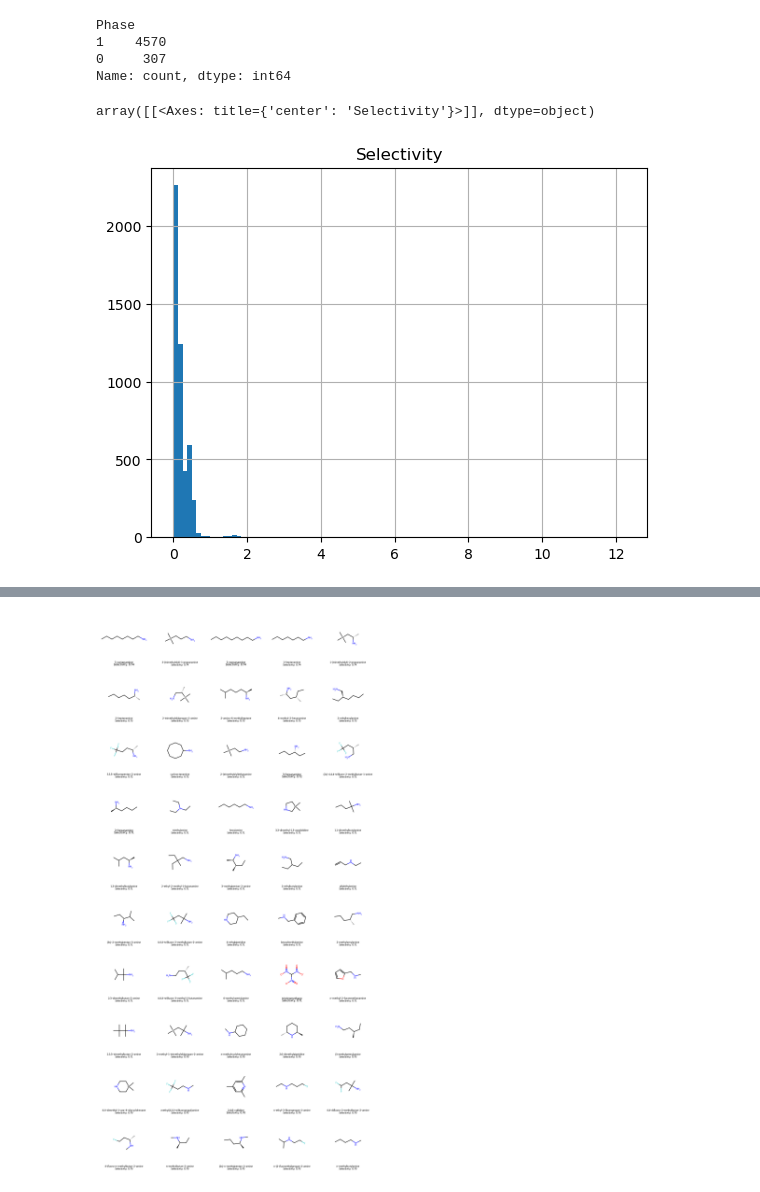
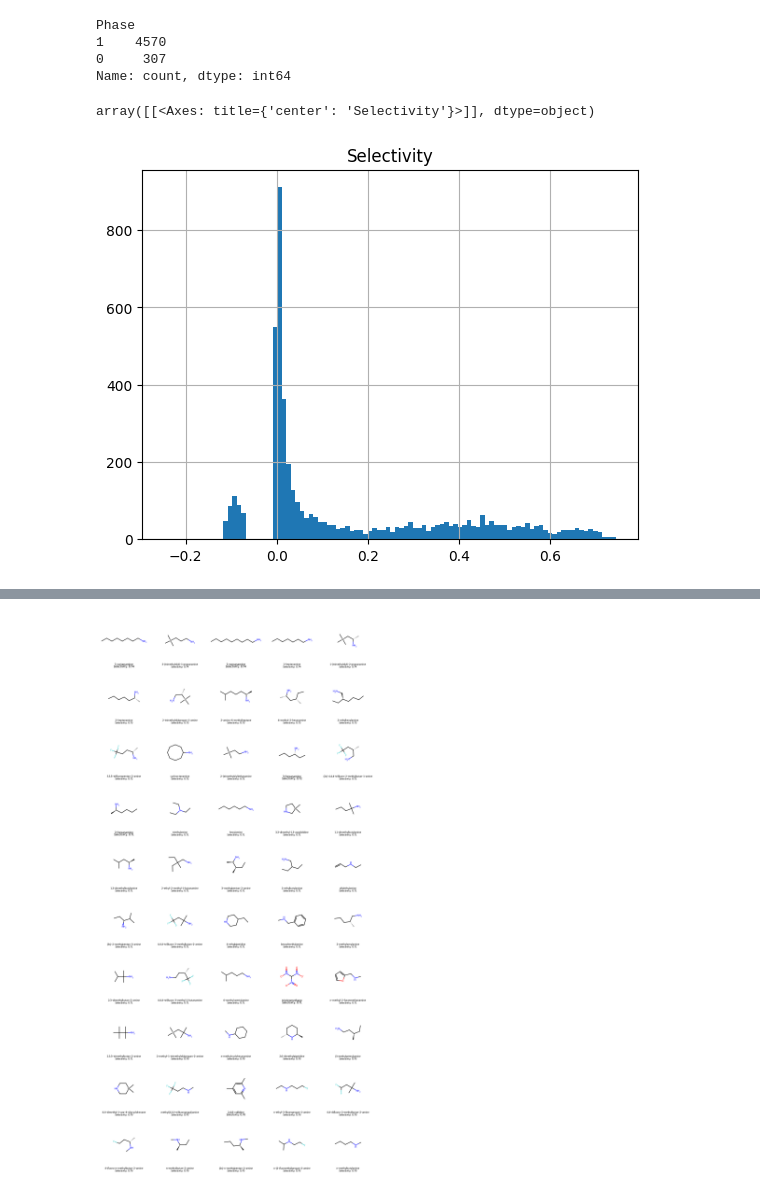
Before and after one commit to ToennisStef/BayesianThompsonSamplingOptimization, a Jupyter notebook: notebooks/liqex_data_exploration.ipynb, the cells around one changed output, grey strips where cells are left out. Drawn from its saved outputs; the diff is of its cells as text; code cells hidden in the pictures.

Commit message:
Data gen update

```diff
--- a/notebooks/liqex_data_exploration.ipynb
+++ b/notebooks/liqex_data_exploration.ipynb
@@ -114,29 +114,29 @@ liqex_data["Pareto"] = mask
 # %%
 
 
 #Calculate selectivity
 liqex_data["Selectivity"] = liqex_data["solute_Kx(1,2)"] / (liqex_data["carrier_Kx(1,2)"] + 1)
 
 #scale all Kx(1,2) values to be between 0 and 1
 for col in liqex_data.filter(regex=r"_W$|_Kx(1,2)$").columns:
     liqex_data[f"{col}_norm"] = (liqex_data[col] - liqex_data[col].min()) / (liqex_data[col].max() - liqex_data[col].min())
 # liqex_data["Selectivity"] = liqex_data["solute_Kx(1,2)"] + (liqex_data["solvent_Kx(1,2)"] - liqex_data["carrier_Kx(1,2)"])
 
 #chebysheff performance metric
 def chebysheff_performance(row):
     return np.log(2+np.min([
         row["solute_phase_1_W_norm"],
         1-row["carrier_phase_1_W_norm"]
     ]))
 
 # liqex_data["Selectivity"] = liqex_data.apply(chebysheff_performance, axis=1)
 
-# liqex_data["Selectivity"] = liqex_data["solute_phase_1_W_norm"] - (liqex_data["carrier_phase_1_W_norm"])
+liqex_data["Selectivity"] = liqex_data["solute_phase_1_W_norm"] - (liqex_data["carrier_phase_1_W_norm"])
 
 # liqex_data.to_csv(r"U:\Github\BayesianThompsonSamplingOptimization\Datafiles\LIQEX_COSMObase.csv", index=False)
 
 exp_liqex_data = liqex_data[liqex_data["COSMO_name"].isin(experimental_solvents["COSMO_name"])]
 liqex_data.hist(column="Selectivity", bins=100)
 # %% [output]
 array([[<Axes: title={'center': 'Selectivity'}>]], dtype=object)
-[figure, old version]
+[figure, new version]
```
Also changed, not shown: parts of 4 cells of this notebook, 4 other files.
